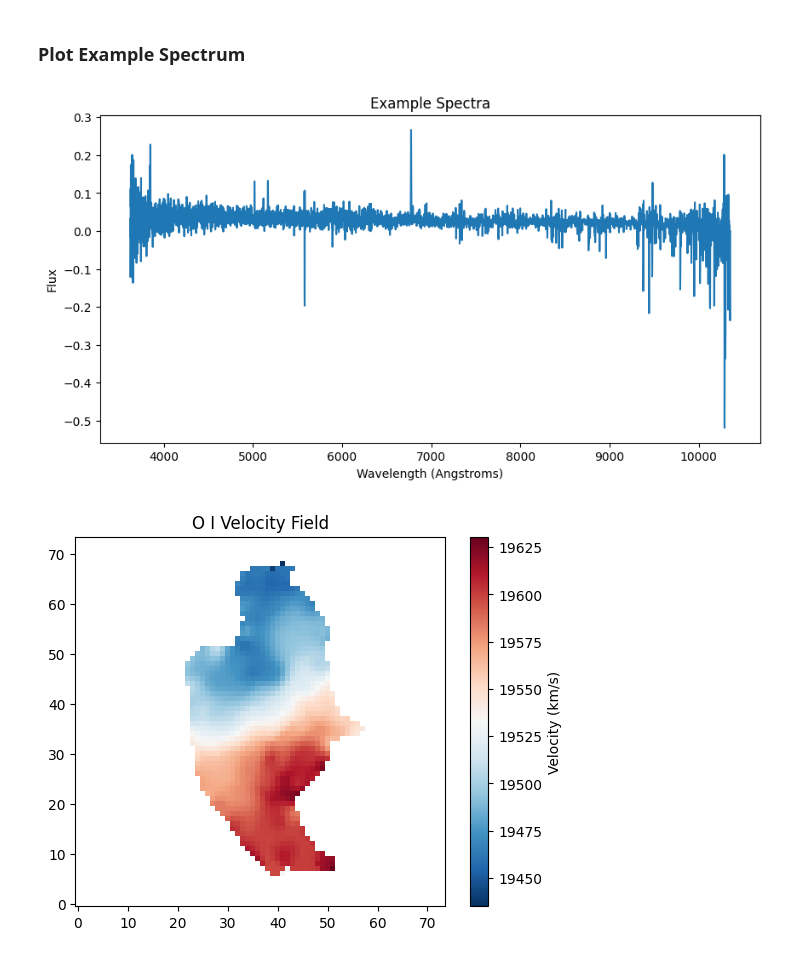
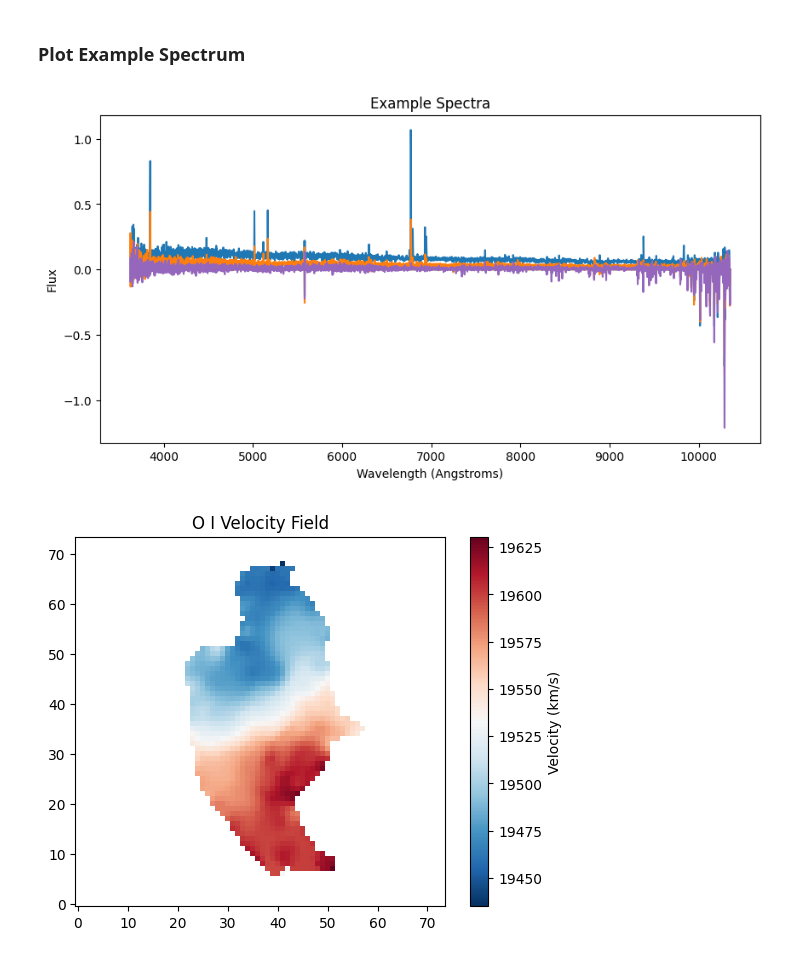
Before and after one commit to AJWestley/Galaxy-Redshift, a Jupyter notebook: rotation_maps.ipynb, the cells around one changed output. Drawn from its saved outputs; the diff is of its cells as text; code cells hidden in the pictures.

```diff
--- a/pipeline.ipynb
+++ b/rotation_maps.ipynb
@@ -71,9 +69,9 @@ plot_rgb_image(flux, wave, b_scale=0.6)
 # %% [markdown]
 ### Plot Example Spectrum
 # %%
-plot_example_spectra(flux, wave)
+plot_example_spectra(flux, wave, n=5)
 # %% [output]
-[figure, old version]
+[figure, new version]
 # %%
 Oi_2 = EmissionLines.O_I[1]
 
```
Also changed, not shown: parts of 5 cells of this notebook, 1 other file.
